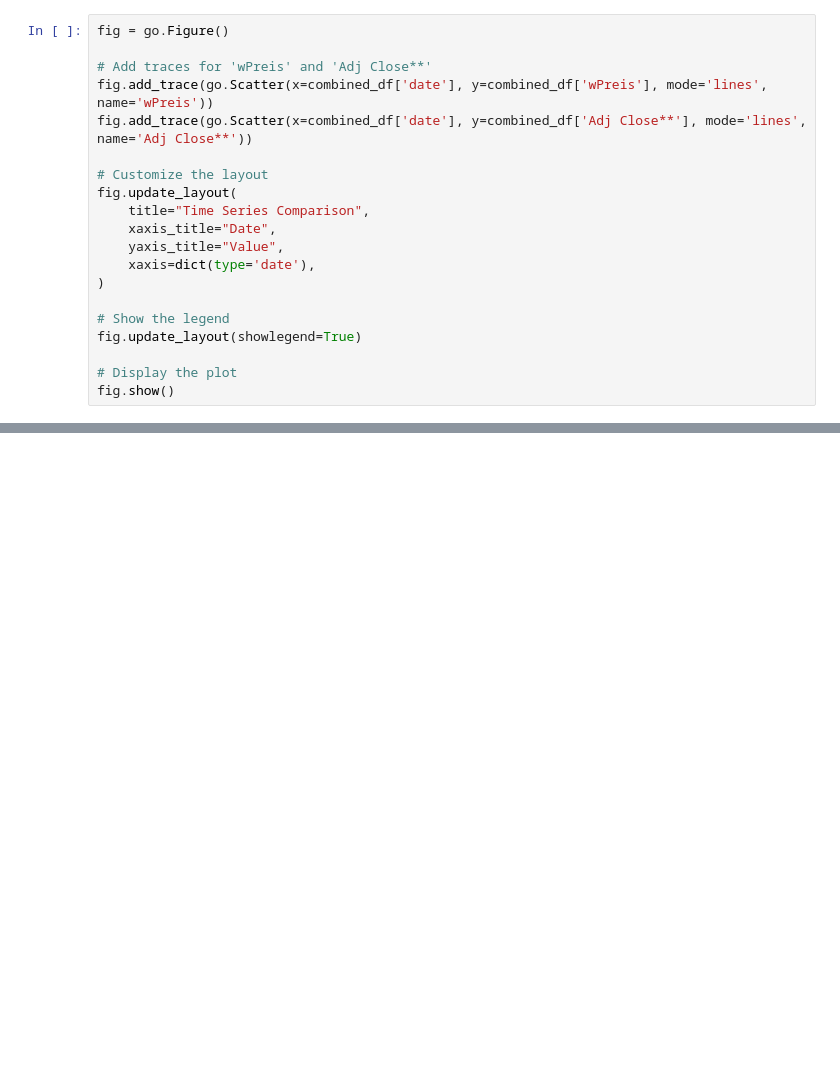
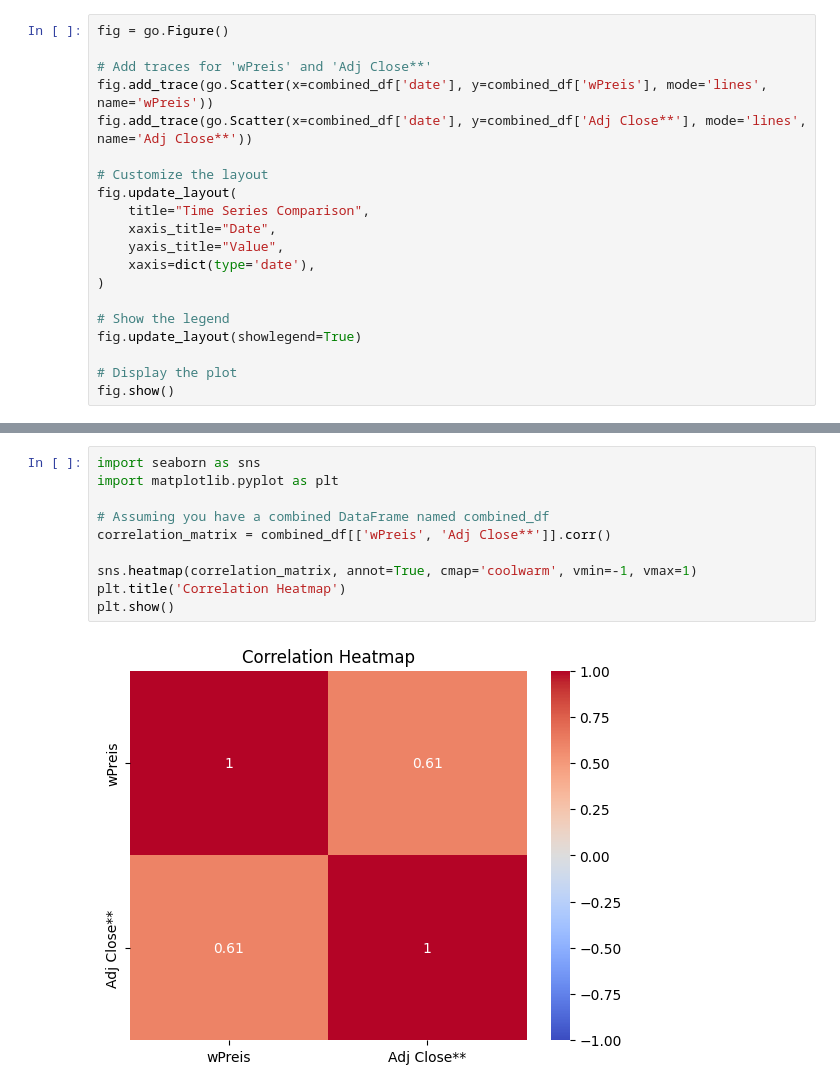
Before and after one commit to surajkarak/KIPA_DigiTrans, a Jupyter notebook: KIPA.ipynb, the cells around one changed output, grey strips where cells are left out. Cells and saved outputs as stored; diff of their text form; blank space fills up the shorter version.

Commit message:
Correlations

```diff
--- a/KIPA.ipynb
+++ b/KIPA.ipynb
@@ -391,0 +420,12 @@ fig.show()
+# %%
+import seaborn as sns
+import matplotlib.pyplot as plt
+
+# Assuming you have a combined DataFrame named combined_df
+correlation_matrix = combined_df[['wPreis', 'Adj Close**']].corr()
+
+sns.heatmap(correlation_matrix, annot=True, cmap='coolwarm', vmin=-1, vmax=1)
+plt.title('Correlation Heatmap')
+plt.show()
+# %% [output]
+[figure, added]
```
Also changed, not shown: parts of 3 cells of this notebook.
